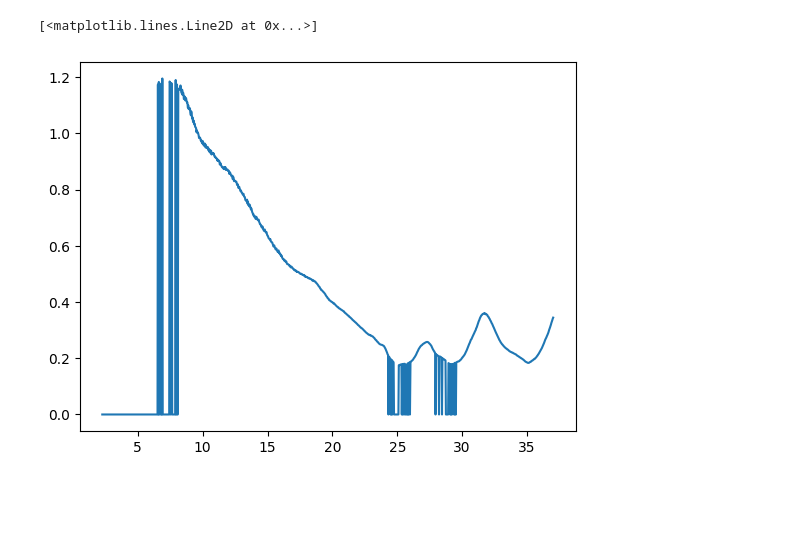
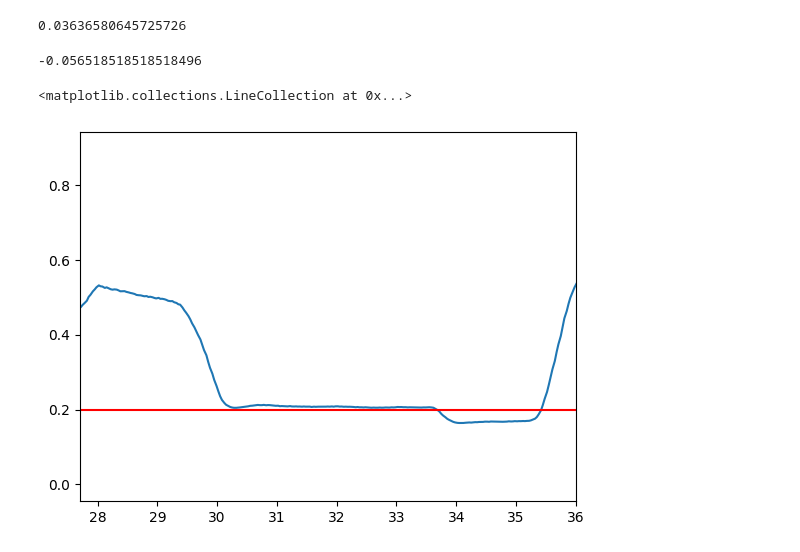
Before and after one commit to ViktorRakhmatulin/AirTouch, a Jupyter notebook: Main_part/data_processing.ipynb, the cells around one changed output. Cells and saved outputs as stored; diff of their text form; code cells hidden in the pictures; blank space fills up the shorter version.

```diff
--- a/Main_part/data_processing.ipynb
+++ b/Main_part/data_processing.ipynb
@@ -3,4 +3,4 @@ import numpy as np
 import matplotlib.pyplot as plt
 import time
 # %%
-f = np.loadtxt('./exp1/distance_vel_time1.txt')
+f = np.loadtxt('./exp1/distance_check.txt')
@@ -11,7 +7,19 @@ vel = f[:,1]
-# %%
-plt.plot(time,distance)
-# %% [output]
-[<matplotlib.lines.Line2D at 0x...>]
-[figure, removed]
+# %%
+distance = f[:,1]
+# %%
+distance.std()
+# %% [output]
+0.03636580645725726
+# %%
+(distance-0.3).mean()
+# %% [output]
+-0.056518518518518496
+# %%
+plt.plot(time,distance)
+plt.xlim([27.7,36])
+plt.hlines([0.2],27.7,36,['r'])
+# %% [output]
+<matplotlib.collections.LineCollection at 0x...>
+[figure, added]
 # %%
 plt.plot(time,vel)
```
Also changed, not shown: parts of 3 cells of this notebook, 5 other files.
